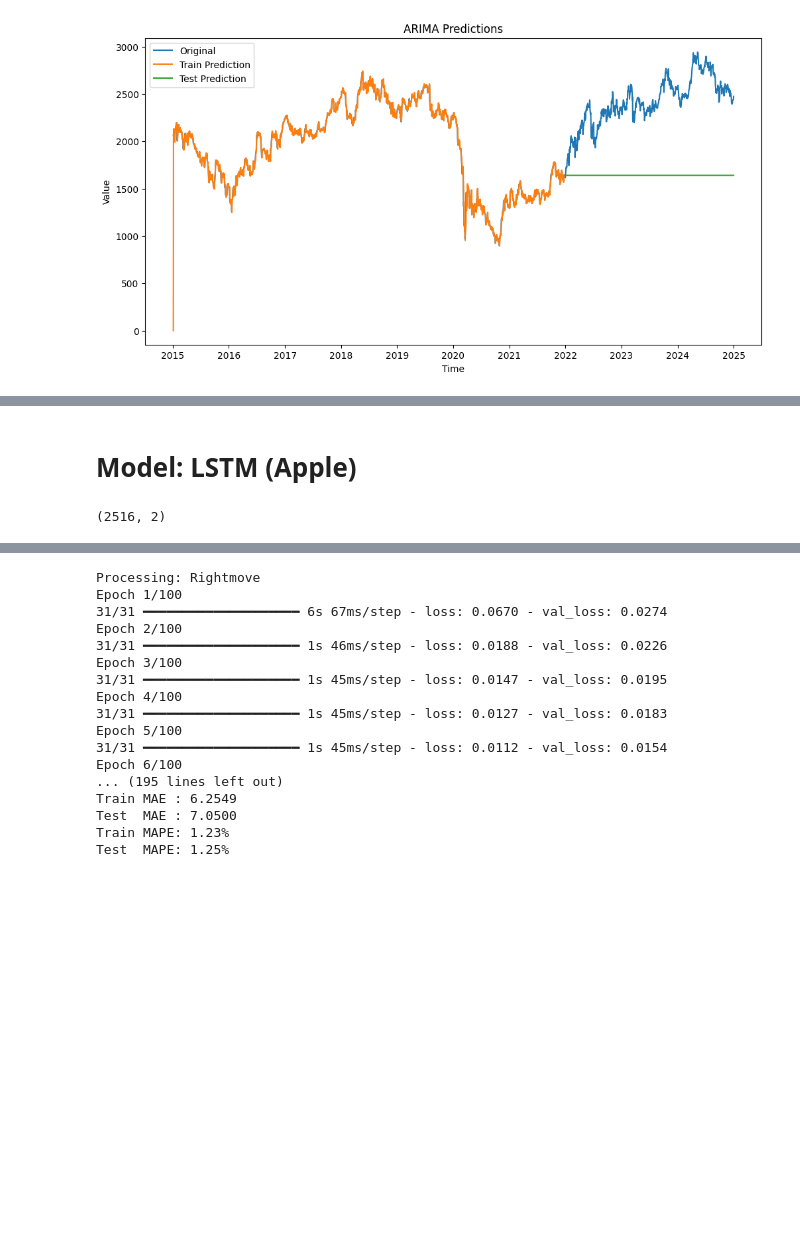
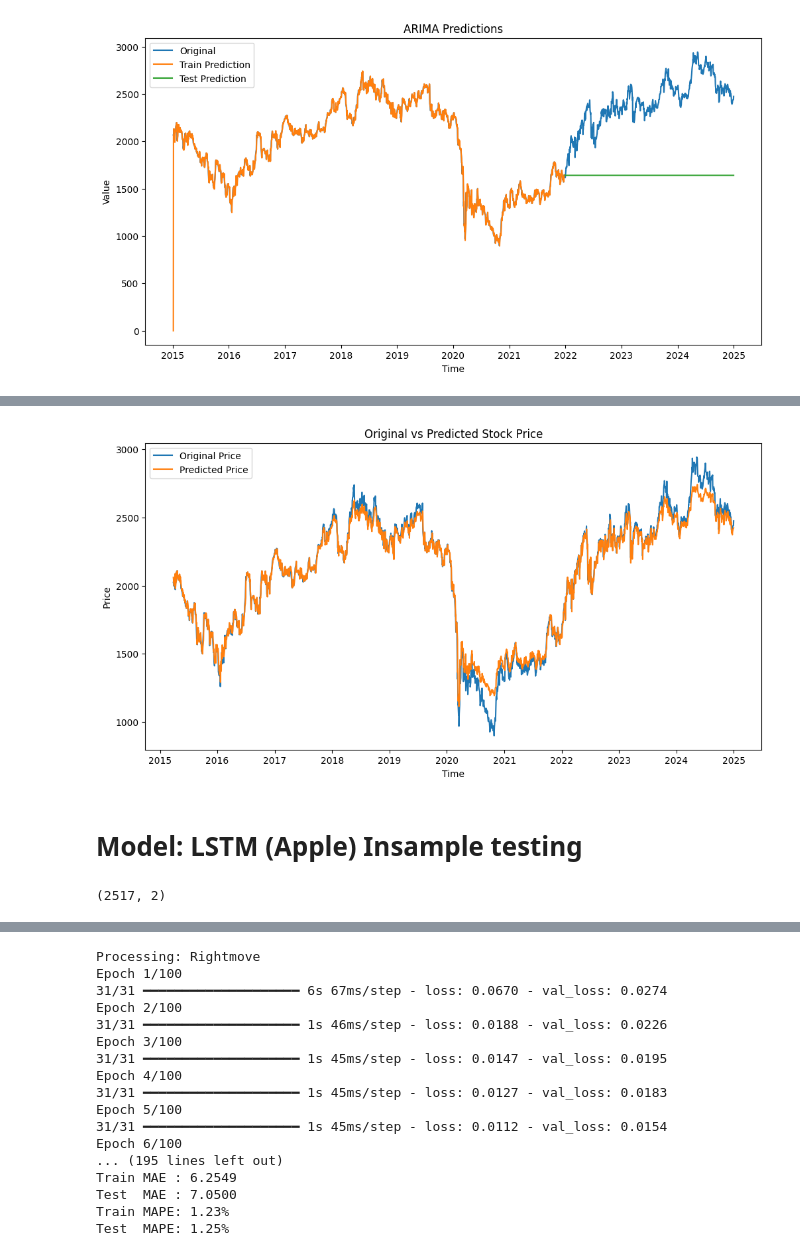
Before and after one commit to San0160/Stocks_Predection, a Jupyter notebook: Stocks.ipynb, the cells around one changed output, grey strips where cells are left out. Drawn from its saved outputs; the diff is of its cells as text; code cells hidden in the pictures; blank space fills up the shorter version.

```diff
--- a/Stocks.ipynb
+++ b/Stocks.ipynb
@@ -905,0 +929,2 @@ plt.legend()
+# %%
+s15 = pd.read_csv("shell_2015.csv", header=[0,1,2]) # test
@@ -905,0 +955,35 @@ plt.legend()
+# %%
+# Scale using pre-fitted scaler
+scaled_data = scaler.transform(data_ajdc)
+
+time_steps = 60
+X_new = []
+for i in range(time_steps, len(scaled_data)):
+    X_new.append(scaled_data[i - time_steps:i])
+
+X_new = np.array(X_new)
+
+# Reshape for LSTM: (samples, timesteps, features)
+X_new = X_new.reshape((X_new.shape[0], X_new.shape[1], 1))
+
+# Predict
+predictions_scaled = model.predict(X_new)
+
+# Inverse transform back to price scale
+predictions_s15 = scaler.inverse_transform(predictions_scaled)
+
+# True values to compare with
+true_values = s15["Adj Close"].values[time_steps:]
+
+dates = s15["Date"].values[time_steps:]
+
+# Plot
+plt.figure(figsize=(12, 6))
+plt.plot(dates, true_values, label="Original Price")
+plt.plot(dates, predictions_s15, label="Predicted Price")
+plt.title("Original vs Predicted Stock Price")
+plt.xlabel("Time")
+plt.ylabel("Price")
+plt.legend()
+plt.show()
+# %% [output]
@@ -906,5 +991,6 @@ plt.legend()
+[figure, added]
 # %% [markdown]
-# Model: LSTM (Apple)
+# Model: LSTM (Apple) Insample testing
 # %%
 # Dataset 3: Shell
 
@@ -952,9 +1038,9 @@ X_test, y_test = create_dataset(test_scaled, time_step)
 X_train = X_train.reshape((X_train.shape[0], X_train.shape[1], 1))
 X_test  = X_test.reshape((X_test.shape[0], X_test.shape[1], 1))
 # %%
-data3.shape
+a05.shape
 # %% [output]
-(2516, 2)
+(2517, 2)
 # %%
 print(X_train.shape)
 print(X_test.shape)
```
Also changed, not shown: parts of 40 cells of this notebook, 5 other files.
